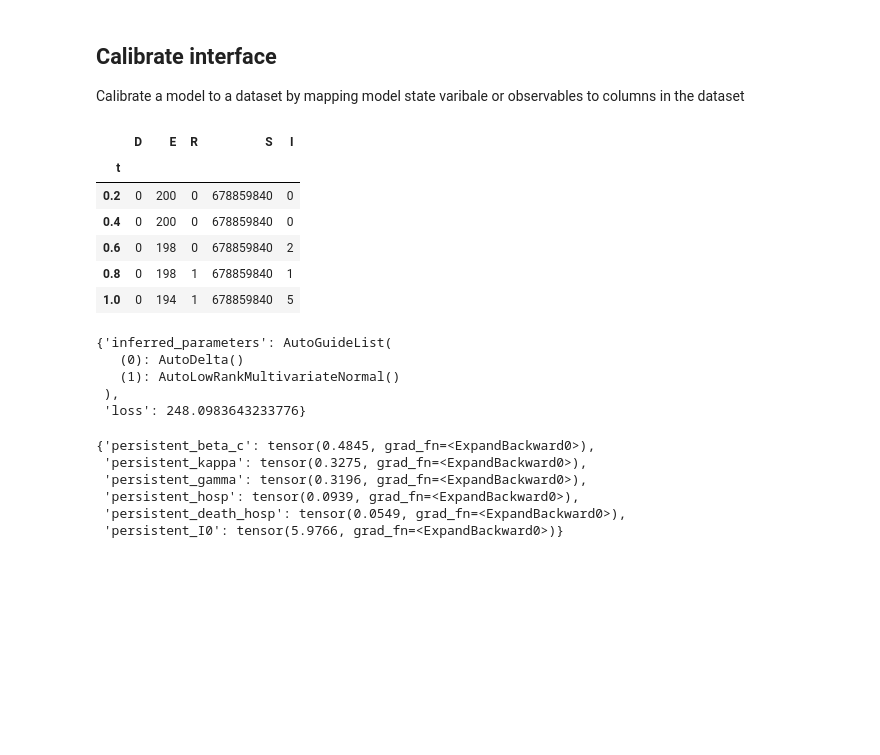
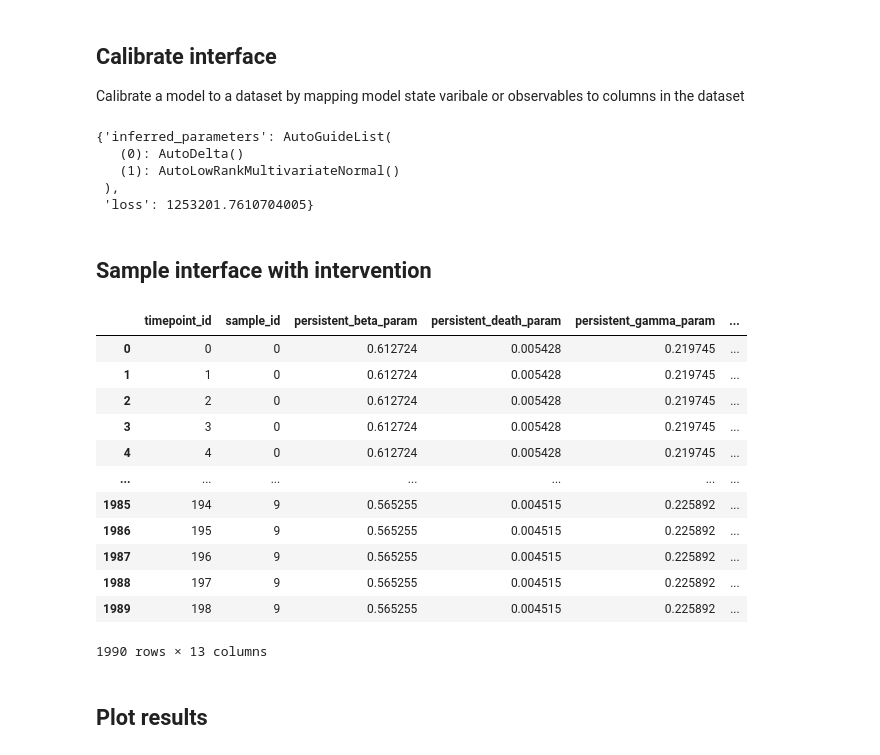
Before and after one commit to DARPA-ASKEM/program-milestones, a Jupyter notebook: 18-month-milestone/hackathon/epi/scenario1/ciemss/scenario1.ipynb, the cells around one changed output. Drawn from its saved outputs; the diff is of its cells as text; code cells hidden in the pictures; blank space fills up the shorter version.

```diff
--- a/18-month-milestone/hackathon/epi/scenario1/ciemss/scenario1.ipynb
+++ b/18-month-milestone/hackathon/epi/scenario1/ciemss/scenario1.ipynb
@@ -12,7 +16,8 @@ smoke_test = ('CI' in os.environ)
 # %% [markdown]
 ### Select models and data
 # %%
-MODEL_PATH = "https://raw.githubusercontent.com/DARPA-ASKEM/simulation-integration/main/data/models/"
+# MODEL_PATH = "https://raw.githubusercontent.com/DARPA-ASKEM/simulation-integration/main/data/models/"
+MODEL_PATH = "/Users/vigneshsella/Documents/GitHub/program-milestones/18-month-milestone/hackathon/epi/scenario1/ciemss/"
 DATA_PATH = r"https://raw.githubusercontent.com/ciemss/program-milestones/epi-scenario-1/18-month-milestone/hackathon/epi/Scenario%201%20Supplemental/"
 
 model1 = os.path.join(MODEL_PATH, "SEIRD_base_model01_petrinet.json")
@@ -86,20 +82,19 @@ Calibrate a model to a dataset by mapping model state varibale or observables to
 # Load CSV 'UK_SEIRD.csv'
 df = pd.read_csv(dataset1, index_col=0)
 
-# Output until t = 40 to CSV
-df[df['t'] <= 40].to_csv('UK_SEIRD_40.csv')
+# Output until t = 40 to CSV, t is the index column
+df_calibrate = df[df.index <= 40]
+
+# Rename the index column to 'Timestamp'
+df_calibrate.index.name = 'Timestamp'
+
+# Output to CSV
+df_calibrate.to_csv('UK_SEIRD_calibrate.csv')
-# %% [output]
-|  | D | E | R | S | I |
-| t |  |  |  |  |  |
-| 0.2 | 0 | 200 | 0 | 678859840 | 0 |
-| 0.4 | 0 | 200 | 0 | 678859840 | 0 |
-| 0.6 | 0 | 198 | 0 | 678859840 | 2 |
-| 0.8 | 0 | 198 | 1 | 678859840 | 1 |
-| 1.0 | 0 | 194 | 1 | 678859840 | 5 |
 # %%
 data_mapping = {"I": "I", "D": "D"} # data_mapping = "column_name": "observable/state_variable"
-num_iterations = 10
-calibrated_results = pyciemss.calibrate(model1, dataset1, data_mapping=data_mapping, num_iterations=num_iterations)
+calibration_data = 'UK_SEIRD_calibrate.csv'
+num_iterations = 100
+calibrated_results = pyciemss.calibrate(model1, calibration_data, data_mapping=data_mapping, num_iterations=num_iterations)
 parameter_estimates = calibrated_results["inferred_parameters"]
 calibrated_results
 # %% [output]
@@ -107,13 +102,34 @@ calibrated_results
    (0): AutoDelta()
    (1): AutoLowRankMultivariateNormal()
  ),
- 'loss': 248.0983643233776}
+ 'loss': 1253201.7610704005}
-# %%
-parameter_estimates()
-# %% [output]
-{'persistent_beta_c': tensor(0.4845, grad_fn=<ExpandBackward0>),
- 'persistent_kappa': tensor(0.3275, grad_fn=<ExpandBackward0>),
- 'persistent_gamma': tensor(0.3196, grad_fn=<ExpandBackward0>),
- 'persistent_hosp': tensor(0.0939, grad_fn=<ExpandBackward0>),
- 'persistent_death_hosp': tensor(0.0549, grad_fn=<ExpandBackward0>),
- 'persistent_I0': tensor(5.9766, grad_fn=<ExpandBackward0>)}
+# %% [markdown]
+## Sample interface with intervention
+# %%
+# start_time = 0.0
+# end_time = 200.
+reduction_factor = .45 # 45% reduction in beta
+new_beta = parameter_estimates()['persistent_beta'] * (1-reduction_factor)
+intervention_time = torch.tensor(40.)
+logging_step_size = 1.0
+num_samples = 10
+result = pyciemss.sample(model1, end_time, logging_step_size, num_samples, start_time=start_time,
+                         static_parameter_interventions={intervention_time: {"beta": new_beta}}, solver_method="euler",
+                         inferred_parameters=parameter_estimates, )
+result["data"]
+# %% [output]
+|  | timepoint_id | sample_id | persistent_beta_param | persistent_death_param | persistent_gamma_param | ... |
+| 0 | 0 | 0 | 0.612724 | 0.005428 | 0.219745 | ... |
+| 1 | 1 | 0 | 0.612724 | 0.005428 | 0.219745 | ... |
+| 2 | 2 | 0 | 0.612724 | 0.005428 | 0.219745 | ... |
+| 3 | 3 | 0 | 0.612724 | 0.005428 | 0.219745 | ... |
+| 4 | 4 | 0 | 0.612724 | 0.005428 | 0.219745 | ... |
+| ... | ... | ... | ... | ... | ... | ... |
+| 1985 | 194 | 9 | 0.565255 | 0.004515 | 0.225892 | ... |
+| 1986 | 195 | 9 | 0.565255 | 0.004515 | 0.225892 | ... |
+| 1987 | 196 | 9 | 0.565255 | 0.004515 | 0.225892 | ... |
+| 1988 | 197 | 9 | 0.565255 | 0.004515 | 0.225892 | ... |
+| 1989 | 198 | 9 | 0.565255 | 0.004515 | 0.225892 | ... |
+1990 rows × 13 columns
+# %% [markdown]
+## Plot results
```
Also changed, not shown: parts of 5 cells of this notebook.
